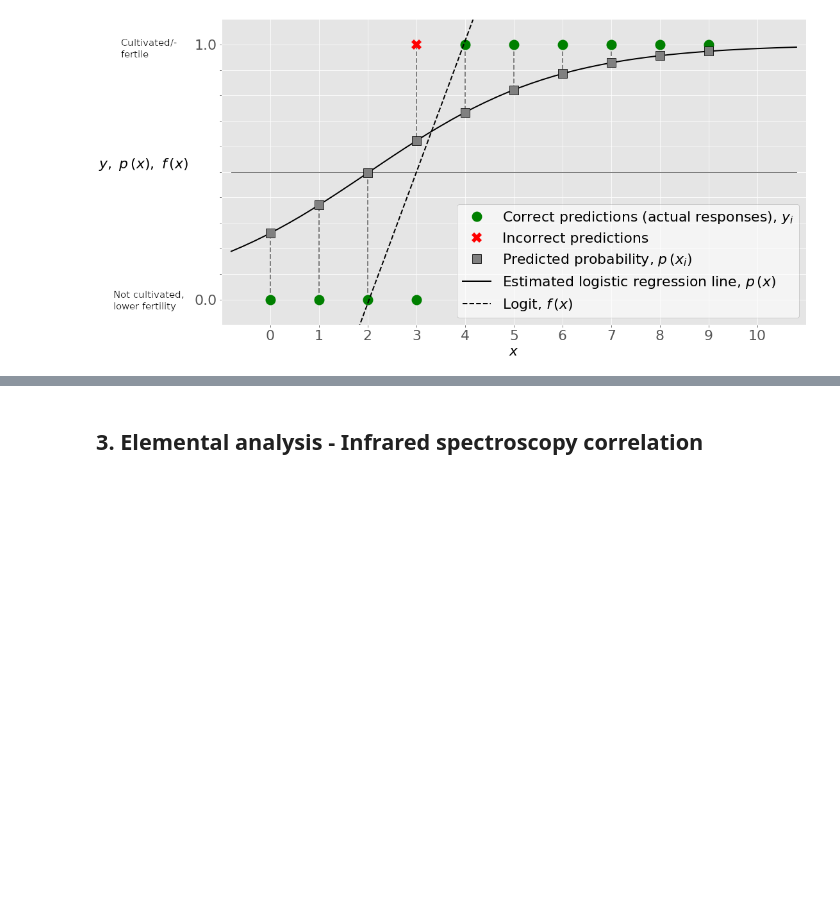
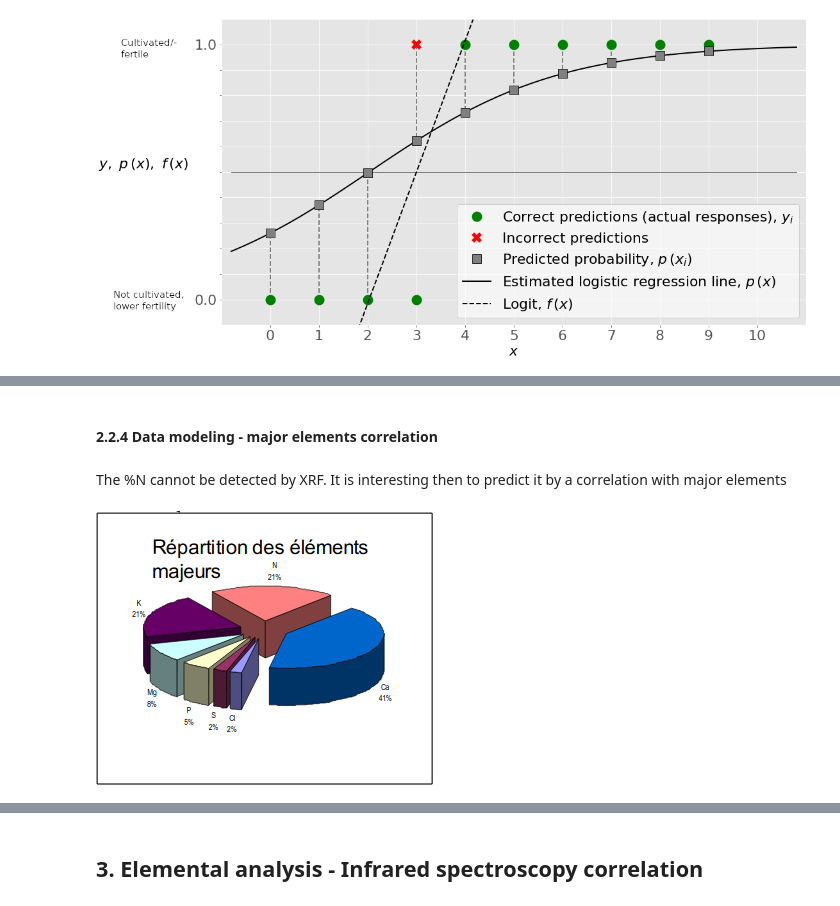
Before and after one commit to opsabarsec/African-soil-chemistry, a Jupyter notebook: afsis-soil-chem-MODEL.ipynb, the cells around one changed output, grey strips where cells are left out. Cells and saved outputs as stored; diff of their text form; code cells hidden in the pictures; blank space fills up the shorter version.

```diff
--- a/afsis-soil-chem-MODEL.ipynb
+++ b/afsis-soil-chem-MODEL.ipynb
@@ -200,0 +216,8 @@ the new component contains [34.20084009 24.16095274 13.21891691 11.05440897  7.2
+# %% [markdown]
+#### 2.2.4 Data modeling - major elements correlation
+# %% [markdown]
+The %N cannot be detected by XRF. It is interesting then to predict it by a correlation with major elements
+# %%
+Image(filename='img/majorelements.png')
+# %% [output]
+[figure, added]
```
Also changed, not shown: parts of 34 cells of this notebook, 4 other files.
